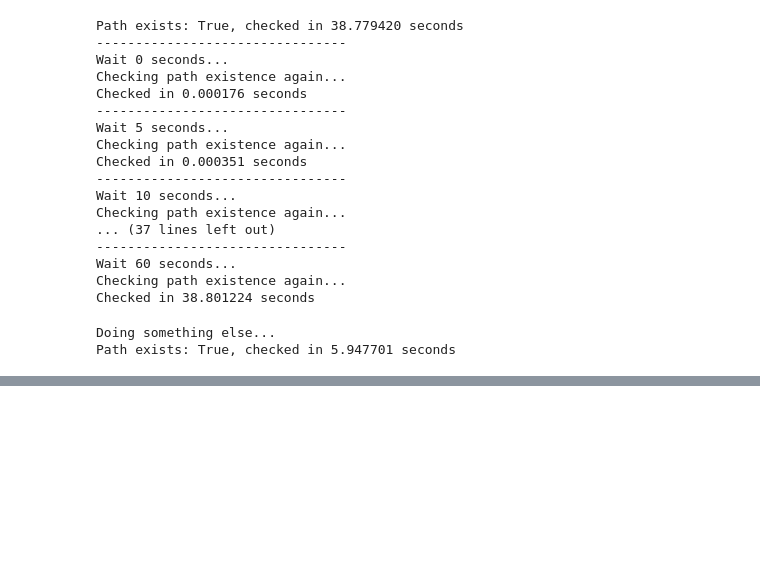
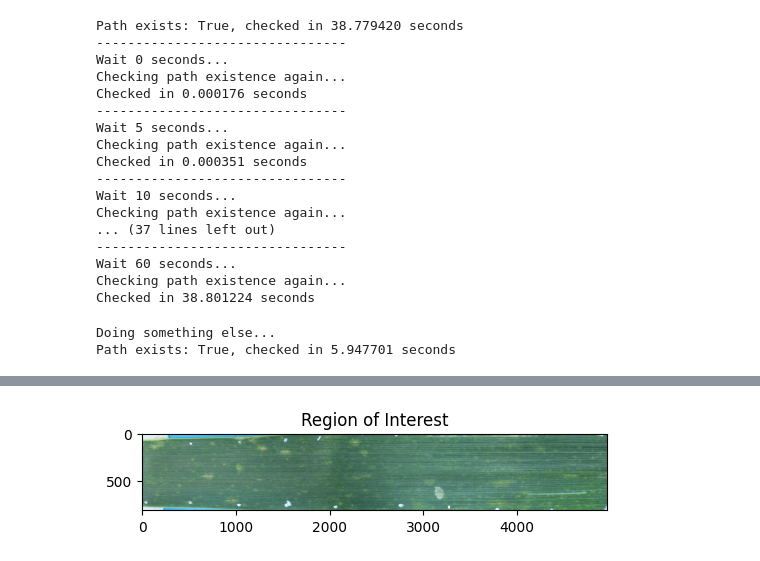
Before and after one commit to eboesch/LeafAlignment, a Jupyter notebook: Testing.ipynb, the cells around one changed output, grey strips where cells are left out. Cells and saved outputs as stored; diff of their text form; code cells hidden in the pictures; blank space fills up the shorter version.

```diff
--- a/Testing.ipynb
+++ b/Testing.ipynb
@@ -84,0 +146,22 @@ Path exists: True, checked in 5.947701 seconds
+# %%
+ind = 2
+img = convert_image_to_tensor(leaf.images[ind])
+H, W = img.shape[2], img.shape[3]
+roi = leaf.rois[ind]
+rot_mat = roi["rotation_matrix"]
+bbox = roi["bounding_box"]
+keypoints = leaf.keypoints[ind]
+rot_mat = np.asarray(rot_mat)
+bbox = np.asarray(bbox)
+
+# rotate and crop to ROI
+img = K.geometry.transform.warp_affine(img, torch.Tensor(rot_mat).unsqueeze(0), (H, W)) #, align_corners=True)
+img = crop_img(img, bbox[:,0].min(), bbox[:,0].max()-1, bbox[:,1].min(), bbox[:,1].max()-1)
+
+fig = plt.figure(figsize=(6,9))
+img = plt.imshow(K.tensor_to_image(img))
+plt.title("Region of Interest")
+# plt.colorbar(img, orientation='horizontal', fraction=.1)
+plt.show()
+# %% [output]
+[figure, added]
```
Also changed, not shown: parts of 13 cells of this notebook, 11 other files.
